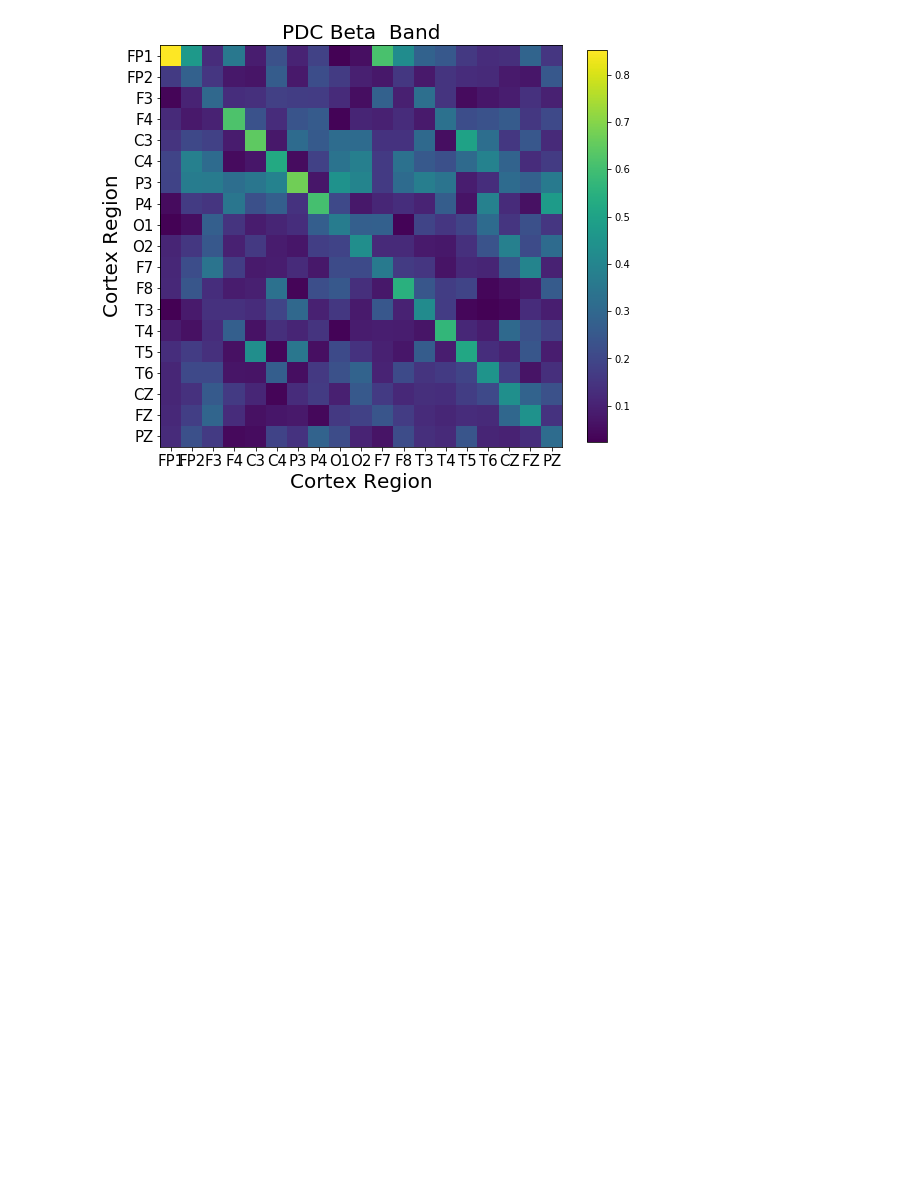
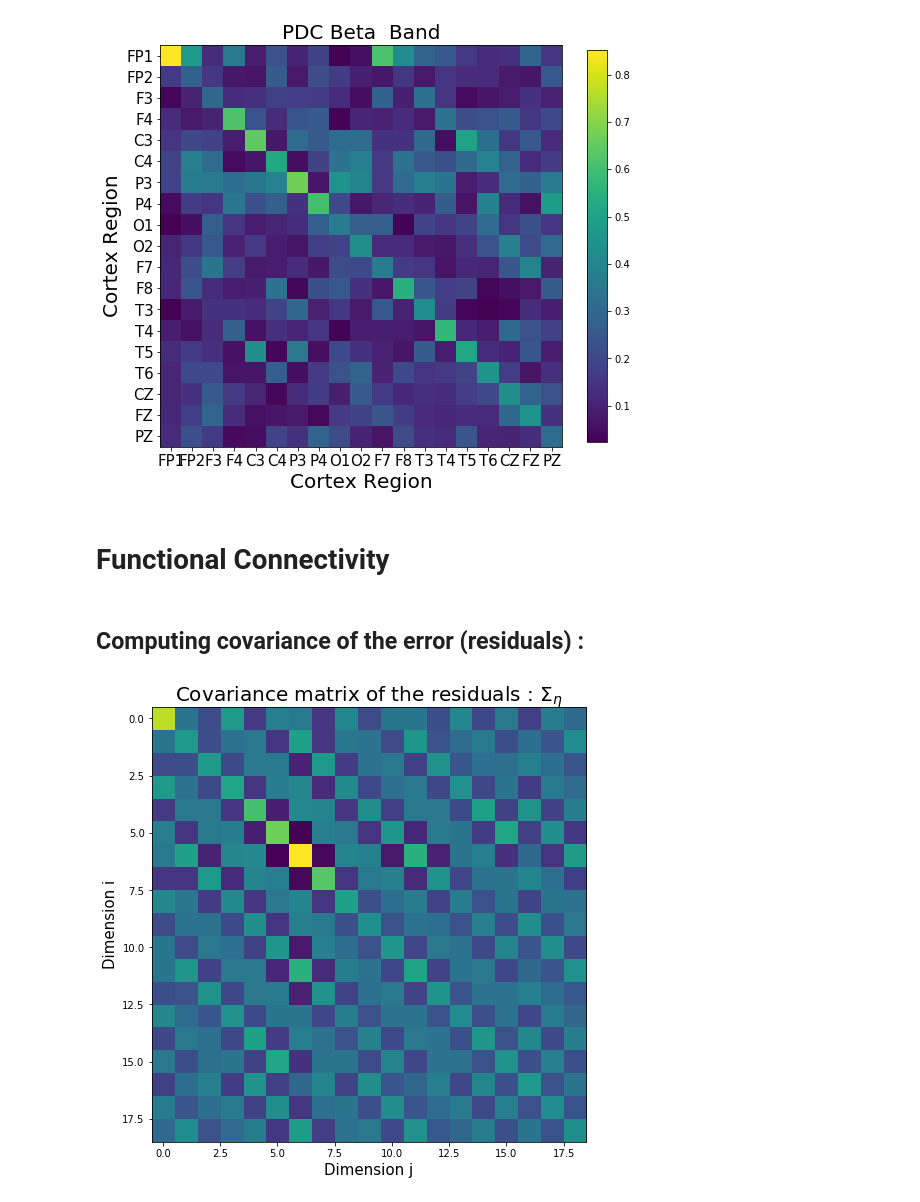
Before and after one commit to A-EL-YAAGOUBI/EEG-Data-Analysis, a Jupyter notebook: EDTS-Project.ipynb, the cells around one changed output. Saved outputs shown, nothing was run; the diff lists cells and outputs as text; code cells hidden in the pictures; blank space fills up the shorter version.

Commit message:
computing functional conectivity

```diff
--- a/EDTS-Project.ipynb
+++ b/EDTS-Project.ipynb
@@ -262,3 +262,20 @@ plt.show()
 [figure]
 [figure]
 [figure]
+# %% [markdown]
+# Functional Connectivity
+# %% [markdown]
+## Computing covariance of the error (residuals) :
+# %%
+covEta = np.zeros((19,19))
+for eta in results.resid:
+    covEta += np.outer(eta, eta)
+# %%
+plt.figure(figsize=(8, 8))
+plt.title('Covariance matrix of the residuals : $\Sigma_\eta$', fontsize=20)
+plt.xlabel('Dimension j', fontsize=15)
+plt.ylabel('Dimension i', fontsize=15)
+plt.imshow(covEta)
+plt.show()
+# %% [output]
+[figure, added]
```
Also changed, not shown: parts of 6 cells of this notebook.
